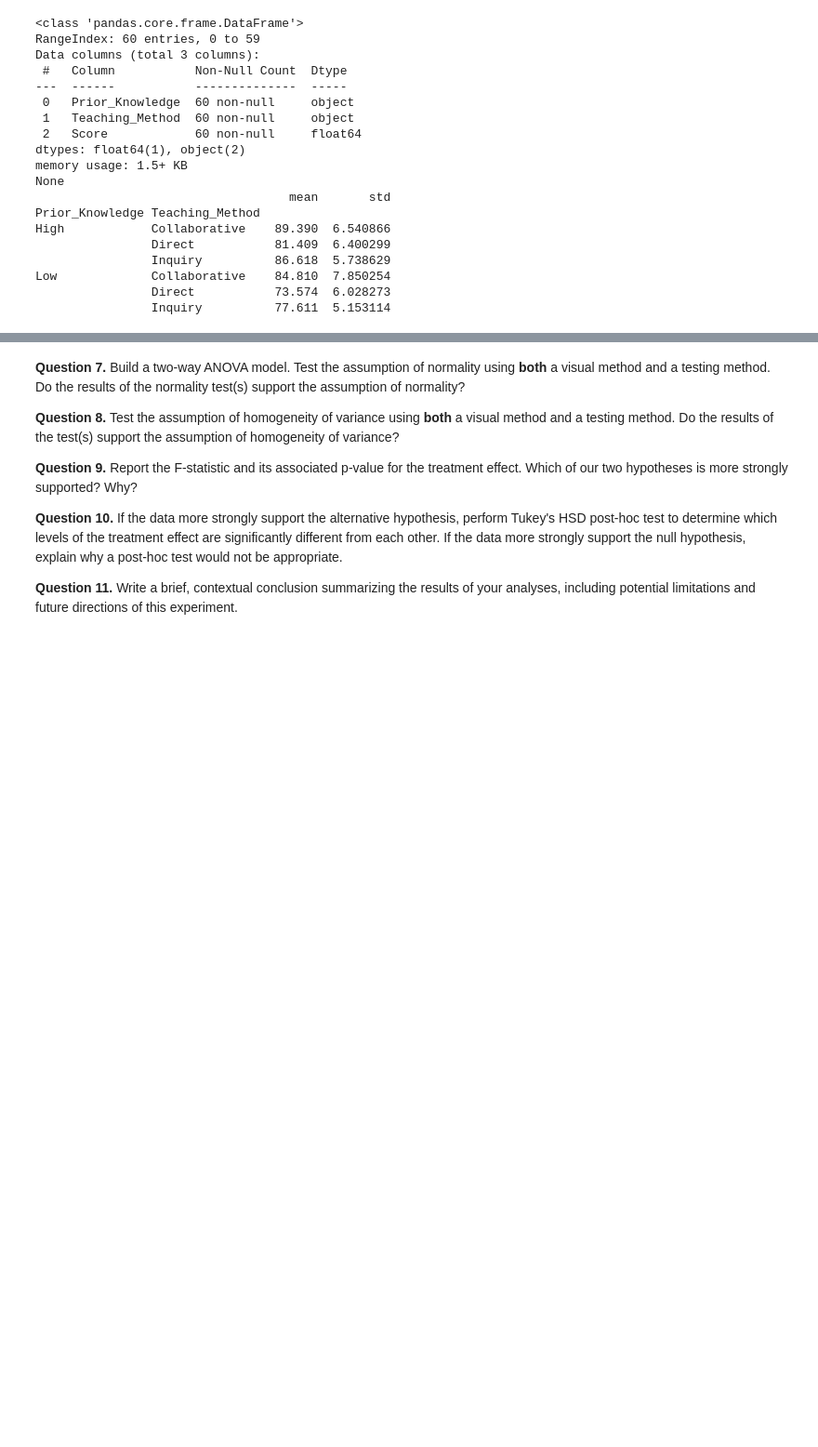
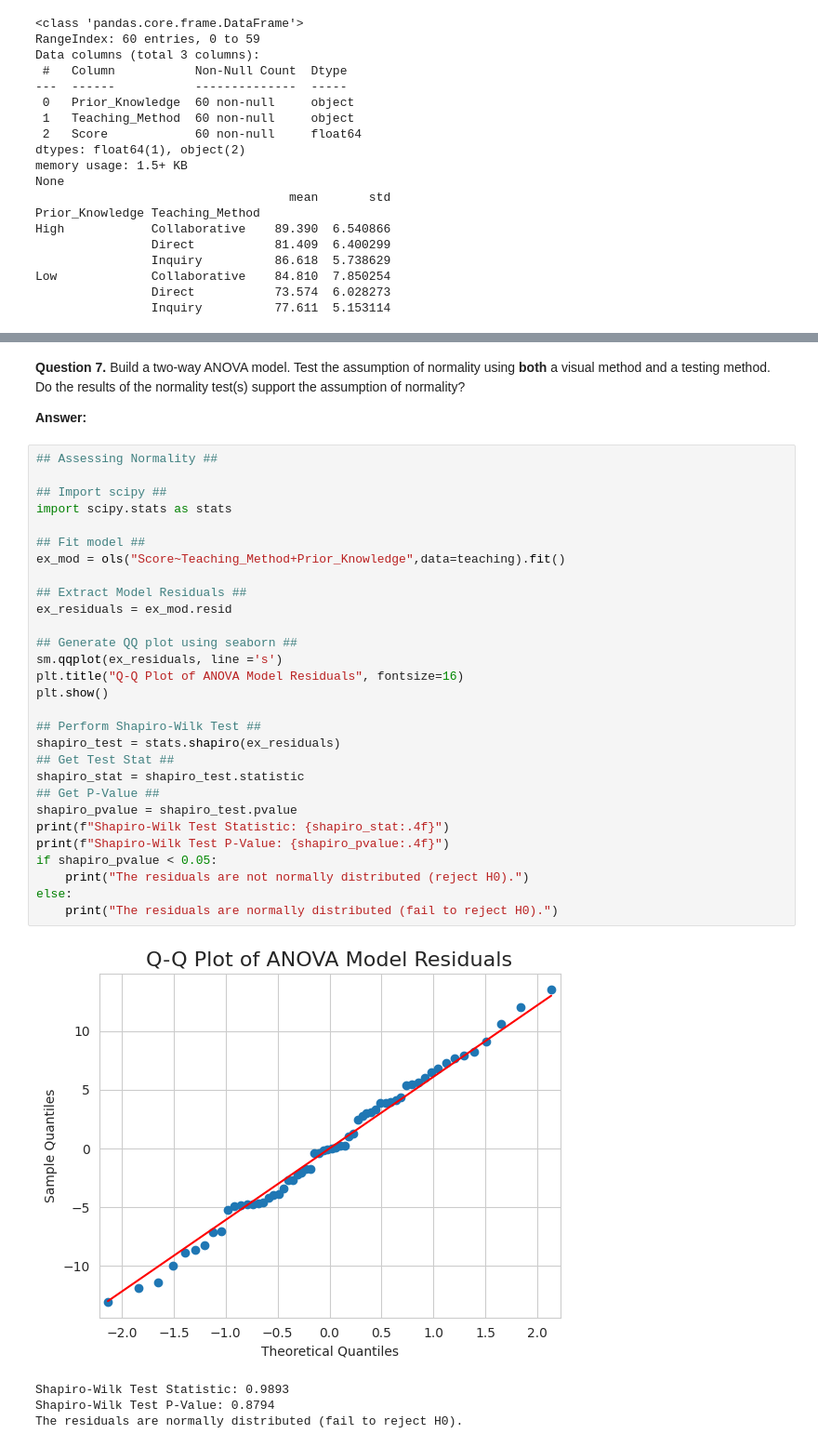
Before and after one commit to rohanbhuin/STAT-7220-Applied-Experimental-Design, a Jupyter notebook: Assignments/HW2/HW-2.ipynb, the cells around one changed output, grey strips where cells are left out. Shown at 93% size. Drawn from its saved outputs; the diff is of its cells as text; blank space fills up the shorter version.

```diff
--- a/Assignments/HW2/HW-2.ipynb
+++ b/Assignments/HW2/HW-2.ipynb
@@ -169,10 +169,38 @@ This lends evidence toward the alternative hypothesis.
 # %% [markdown]
 **Question 7.** Build a two-way ANOVA model. Test the assumption of normality using **both** a visual method and a testing method. Do the results of the normality test(s) support the assumption of normality?
 
-**Question 8.** Test the assumption of homogeneity of variance using **both** a visual method and a testing method. Do the results of the test(s) support the assumption of homogeneity of variance?
-
-**Question 9.** Report the F-statistic and its associated p-value for the treatment effect. Which of our two hypotheses is more strongly supported? Why?
-
-**Question 10.** If the data more strongly support the alternative hypothesis, perform Tukey's HSD post-hoc test to determine which levels of the treatment effect are significantly different from each other. If the data more strongly support the null hypothesis, explain why a post-hoc test would not be appropriate.
-
-**Question 11.** Write a brief, contextual conclusion summarizing the results of your analyses, including potential limitations and future directions of this experiment.
+**Answer:**
+# %%
+## Assessing Normality ##
+
+## Import scipy ##
+import scipy.stats as stats
+
+## Fit model ##
+ex_mod = ols("Score~Teaching_Method+Prior_Knowledge",data=teaching).fit()
+
+## Extract Model Residuals ##
+ex_residuals = ex_mod.resid
+
+## Generate QQ plot using seaborn ##
+sm.qqplot(ex_residuals, line ='s')
+plt.title("Q-Q Plot of ANOVA Model Residuals", fontsize=16)
+plt.show()
+
+## Perform Shapiro-Wilk Test ##
+shapiro_test = stats.shapiro(ex_residuals)
+## Get Test Stat ##
+shapiro_stat = shapiro_test.statistic
+## Get P-Value ##
+shapiro_pvalue = shapiro_test.pvalue
+print(f"Shapiro-Wilk Test Statistic: {shapiro_stat:.4f}")
+print(f"Shapiro-Wilk Test P-Value: {shapiro_pvalue:.4f}")
+if shapiro_pvalue < 0.05:
+    print("The residuals are not normally distributed (reject H0).")
+else:
+    print("The residuals are normally distributed (fail to reject H0).")
+# %% [output]
+[figure, added]
+Shapiro-Wilk Test Statistic: 0.9893
+Shapiro-Wilk Test P-Value: 0.8794
+The residuals are normally distributed (fail to reject H0).
```
Also changed, not shown: parts of 14 cells of this notebook.
